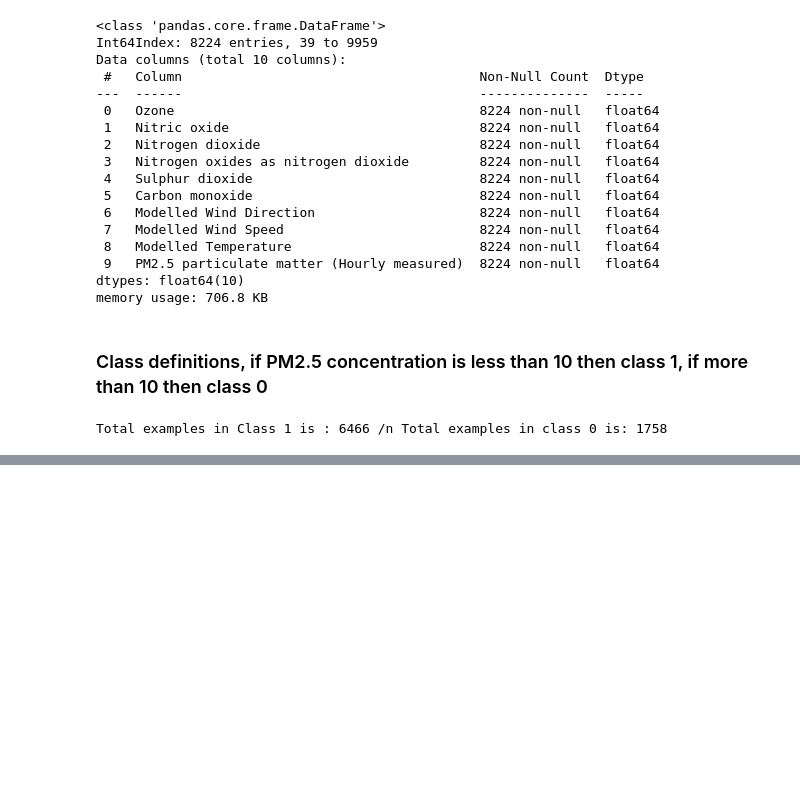
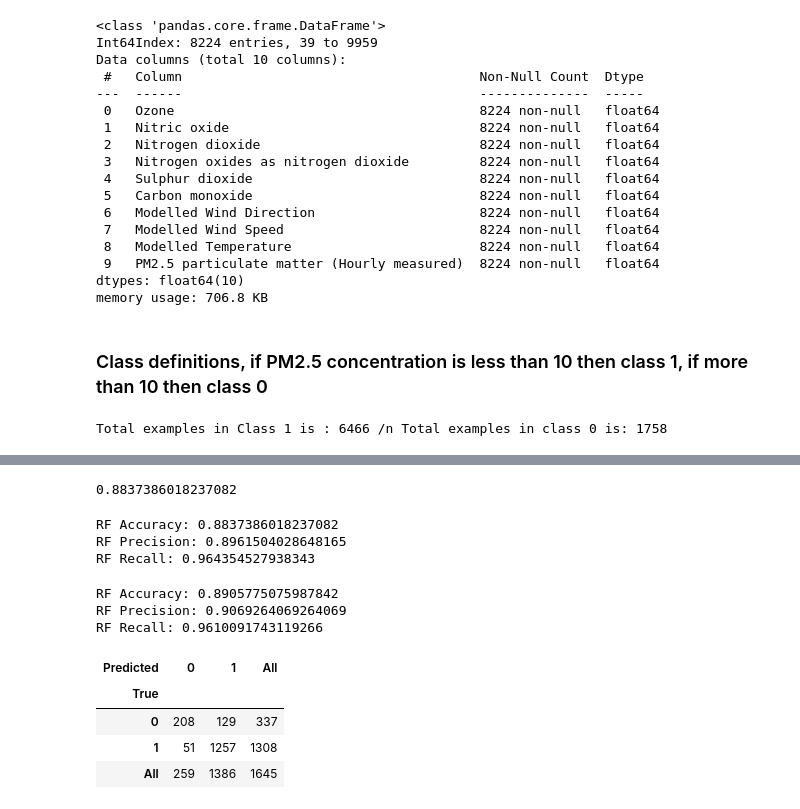
Before and after one commit to szabeenglobal/Classification-of-PM2.5-concentration-using-machine-learning-approach, a Jupyter notebook: Predicting_PM2.5_using_classification_approach.ipynb, the cells around one changed output, grey strips where cells are left out. Cells and saved outputs as stored; diff of their text form; code cells hidden in the pictures; blank space fills up the shorter version.

```diff
--- a/Predicting_PM2.5_using_classification_approach.ipynb
+++ b/Predicting_PM2.5_using_classification_approach.ipynb
@@ -162,0 +322,36 @@ plot ROC curve for each models.
+# %%
+grid_score = best_grid.score( X_validation, y_validation)
+grid_score
+# %% [output]
+0.8837386018237082
+# %%
+y_pred_val = best_grid.predict(X_validation)
+print("RF Accuracy:",metrics.accuracy_score(y_validation, y_pred_val))
+
+print("RF Precision:",metrics.precision_score(y_validation, y_pred_val))
+print("RF Recall:",metrics.recall_score(y_validation, y_pred_val))
+# %% [output]
+RF Accuracy: 0.8837386018237082
+RF Precision: 0.8961504028648165
+RF Recall: 0.964354527938343
+# %%
+y_pred = best_grid.predict(X_test)
+# %%
+print("RF Accuracy:",metrics.accuracy_score(y_test, y_pred))
+
+print("RF Precision:",metrics.precision_score(y_test, y_pred))
+print("RF Recall:",metrics.recall_score(y_test, y_pred))
+# %% [output]
+RF Accuracy: 0.8905775075987842
+RF Precision: 0.9069264069264069
+RF Recall: 0.9610091743119266
+# %%
+from sklearn.metrics import confusion_matrix
+confusion_matrix = confusion_matrix(y_test, y_pred)
+pd.crosstab(y_test, y_pred, rownames=['True'], colnames=['Predicted'], margins=True)
+# %% [output]
+| Predicted | 0 | 1 | All |
+| True |  |  |  |
+| 0 | 208 | 129 | 337 |
+| 1 | 51 | 1257 | 1308 |
+| All | 259 | 1386 | 1645 |
```
Also changed, not shown: parts of 19 cells of this notebook.
